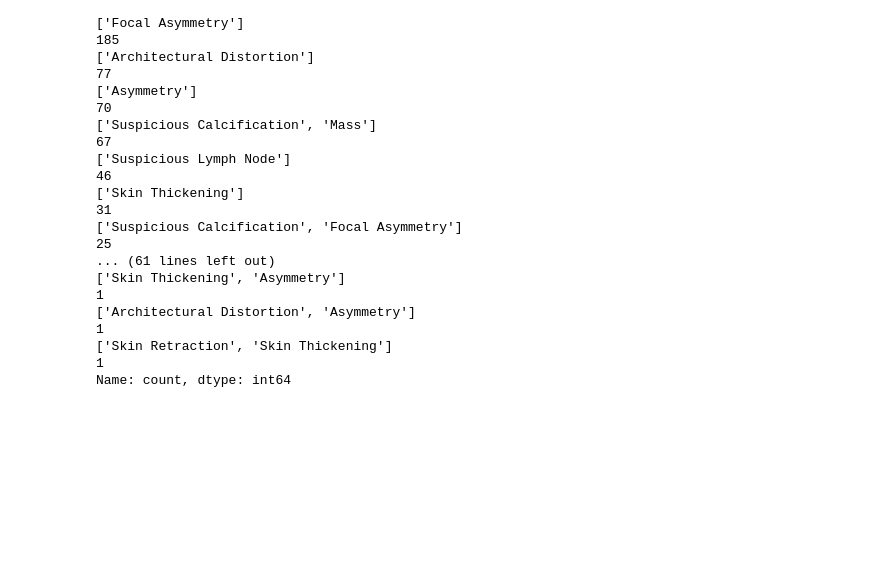
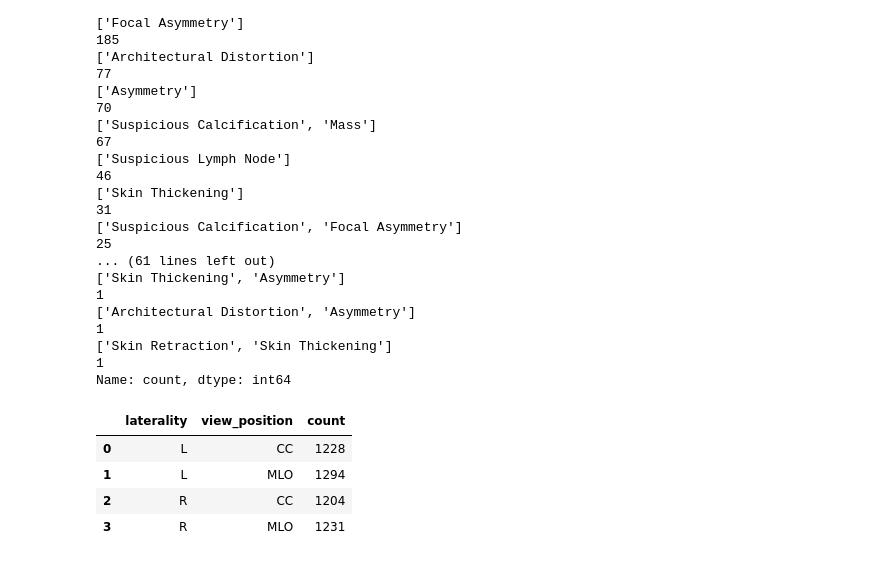
Before and after one commit to deniztemur00/VinDrMammo, a Jupyter notebook: utils/data_pruning.ipynb, the cells around one changed output. Saved outputs shown, nothing was run; the diff lists cells and outputs as text; code cells hidden in the pictures; blank space fills up the shorter version.

Commit message:
feat: add data summary table for laterality and position

```diff
--- a/utils/data_pruning.ipynb
+++ b/utils/data_pruning.ipynb
@@ -356,3 +356,11 @@ finding_categories
 Name: count, dtype: int64
 # %%
 final_df.to_csv('..\\metadata\\stratified_local_balanced_v2.csv', index=False)
+# %%
+final_df.groupby(["laterality","view_position"]).size().reset_index(name='count')
+# %% [output]
+|  | laterality | view_position | count |
+| 0 | L | CC | 1228 |
+| 1 | L | MLO | 1294 |
+| 2 | R | CC | 1204 |
+| 3 | R | MLO | 1231 |
```
